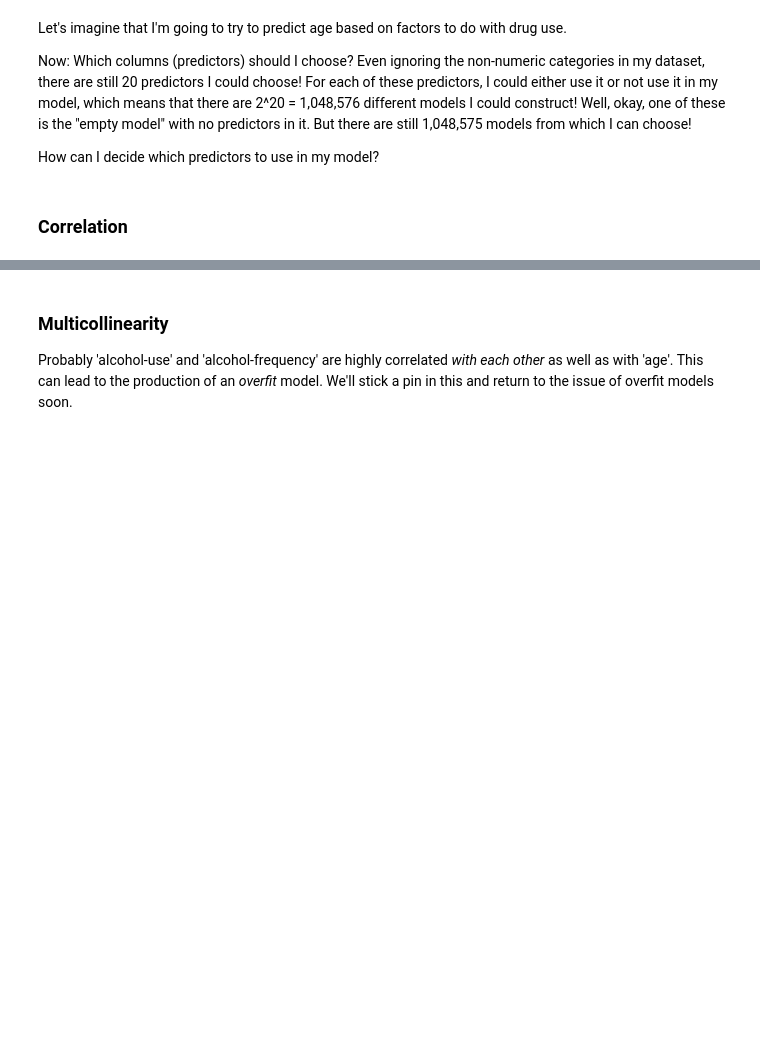
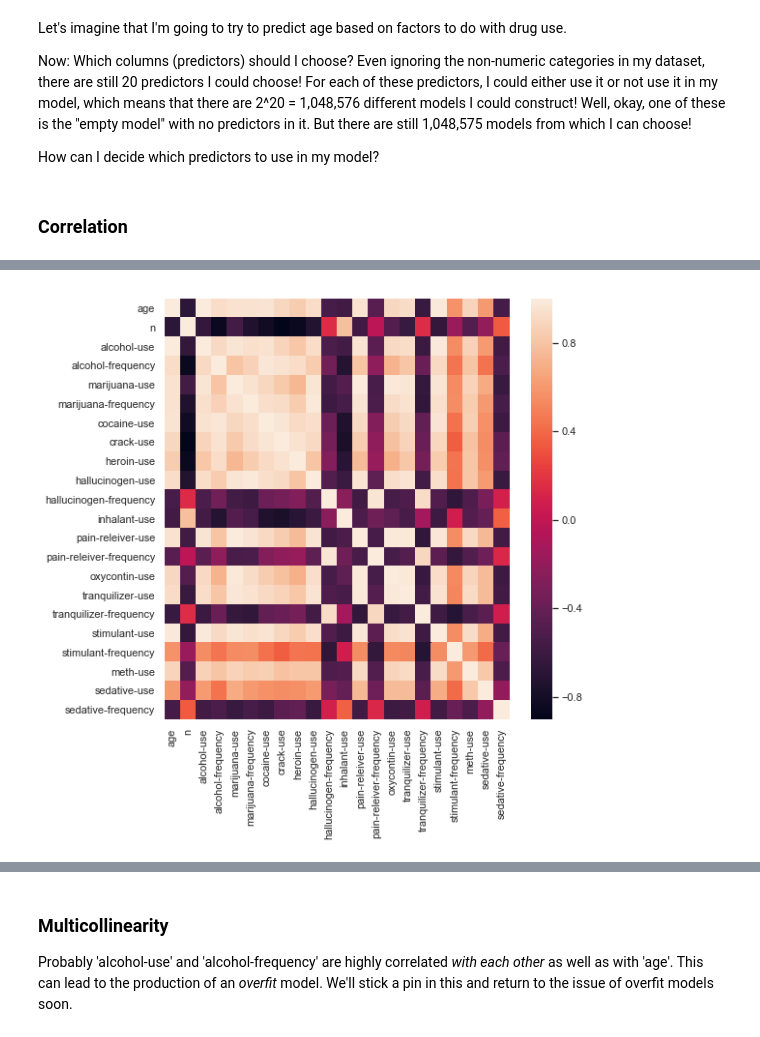
Before and after one commit to sherzyang/linear_regression-seattle-ds-040119, a Jupyter notebook: multiple_linear_regression.ipynb, the cells around one changed output, grey strips where cells are left out. Saved outputs shown, nothing was run; the diff lists cells and outputs as text; code cells hidden in the pictures; blank space fills up the shorter version.

```diff
--- a/multiple_linear_regression.ipynb
+++ b/multiple_linear_regression.ipynb
@@ -100,8 +151,10 @@ How can I decide which predictors to use in my model?
 # %%
 import seaborn as sns
+# Use the .heatmap method to depict the relationships visually!
 sns.set(rc={'figure.figsize':(8, 8)})
-
-# Use the .heatmap method to depict the relationships visually!
+sns.heatmap(drugs.corr());
+# %% [output]
+[figure, added]
 # %%
 # Let's look at the correlations with 'age'
 # (our dependent variable) in particular.
```
Also changed, not shown: parts of 18 cells of this notebook.
